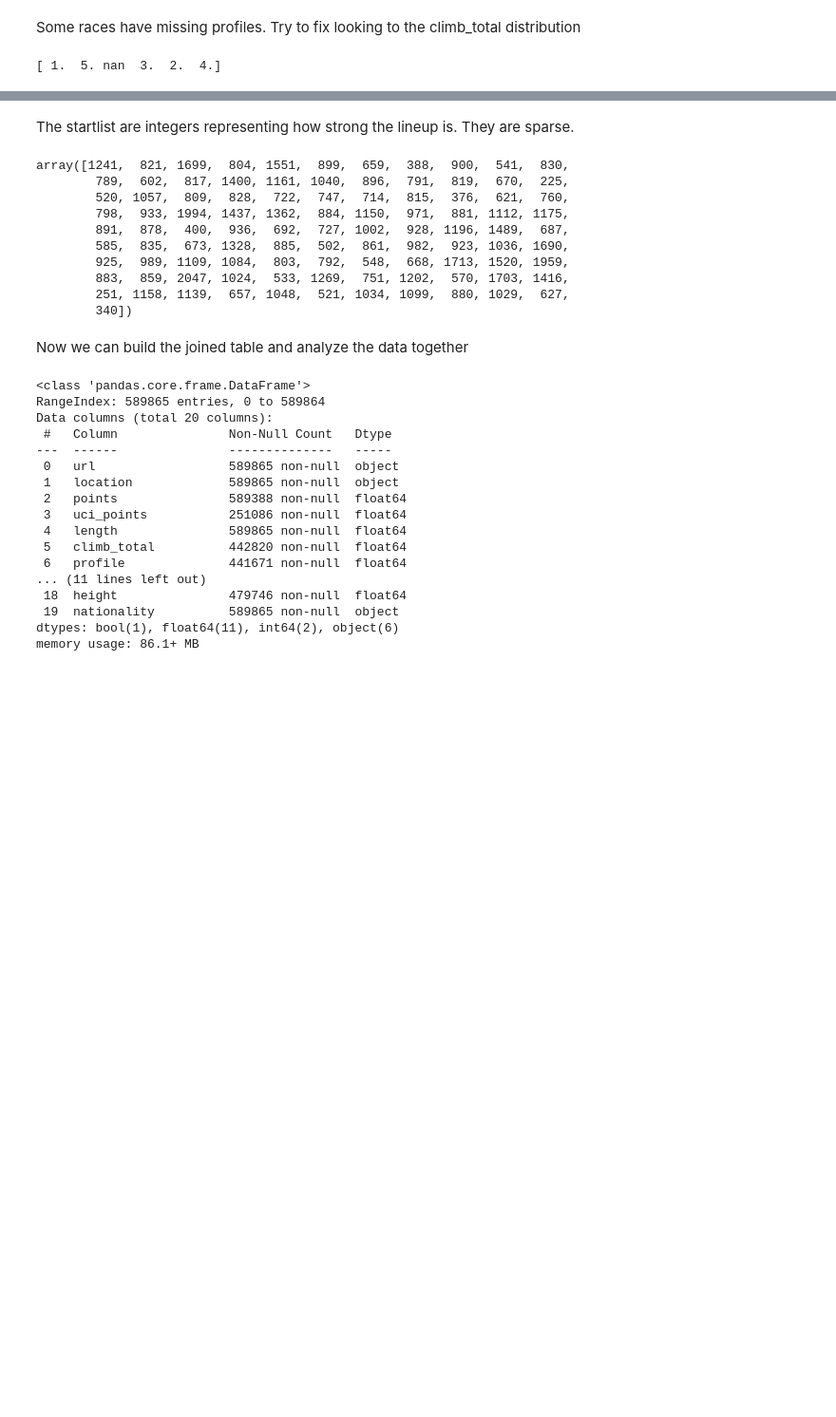
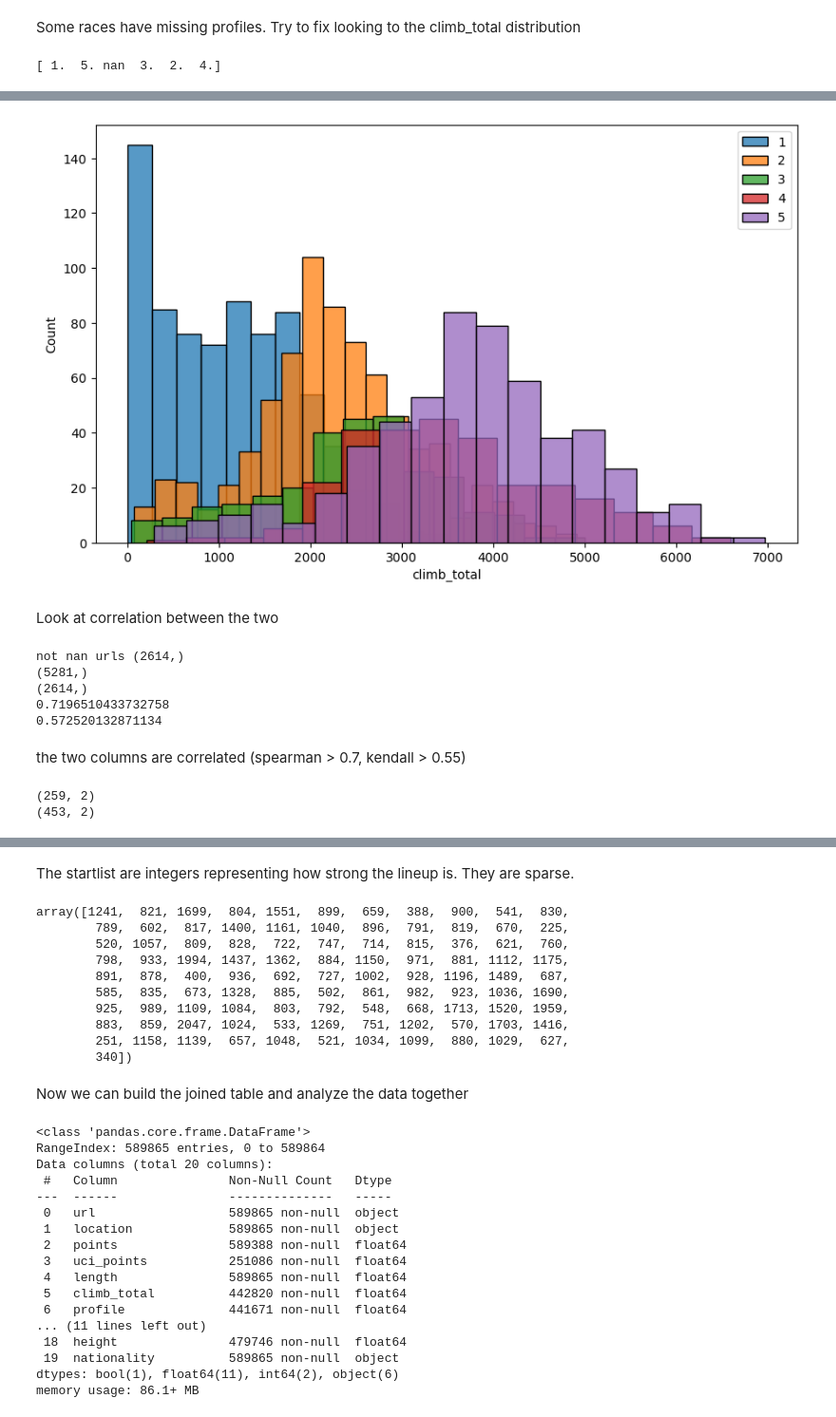
Before and after one commit to DiVitoTommaso/Cyclists-Races_Data-Mining, a Jupyter notebook: Data Mining.ipynb, the cells around one changed output, grey strips where cells are left out. Shown at 95% size. Cells and saved outputs as stored; diff of their text form; code cells hidden in the pictures; blank space fills up the shorter version.

```diff
--- a/Data Mining.ipynb
+++ b/Data Mining.ipynb
@@ -219,0 +262,51 @@ print(races_df.profile.unique())
+# %%
+plt.figure(figsize=(10, 6))
+for profile in [1, 2, 3, 4, 5]:
+    sns.histplot(
+        data=races_df.loc[races_df.profile == profile]
+        .groupby("_url")[["profile", "climb_total"]]
+        .first(),
+        x="climb_total",
+        label=profile,
+    )
+    plt.legend()
+# %% [output]
+[figure, added]
+# %% [markdown]
+Look at correlation between the two
+# %%
+not_nan_df = races_df.loc[
+    (races_df.profile.notna() & races_df.climb_total.notna())
+]
+print("not nan urls", not_nan_df._url.unique().shape)
+not_nan_df = not_nan_df.groupby("_url")[
+    ["_url", "profile", "climb_total"]
+].first()
+print(races_df._url.unique().shape)
+print(not_nan_df._url.unique().shape)
+
+print(not_nan_df.profile.corr(not_nan_df.climb_total, method="spearman"))
+print(not_nan_df.profile.corr(not_nan_df.climb_total, method="kendall"))
+# %% [output]
+not nan urls (2614,)
+(5281,)
+(2614,)
+0.7196510433732758
+0.572520132871134
+# %% [markdown]
+the two columns are correlated (spearman > 0.7, kendall > 0.55)
+# %%
+true_races_df = races_df.groupby("_url")[["profile", "climb_total"]].first()
+print(
+    true_races_df.loc[
+        (true_races_df.profile.notna() & true_races_df.climb_total.isna())
+    ].shape
+)
+print(
+    true_races_df.loc[
+        (true_races_df.profile.isna() & true_races_df.climb_total.notna())
+    ].shape
+)
+# %% [output]
+(259, 2)
+(453, 2)
```
Also changed, not shown: parts of 14 cells of this notebook.
